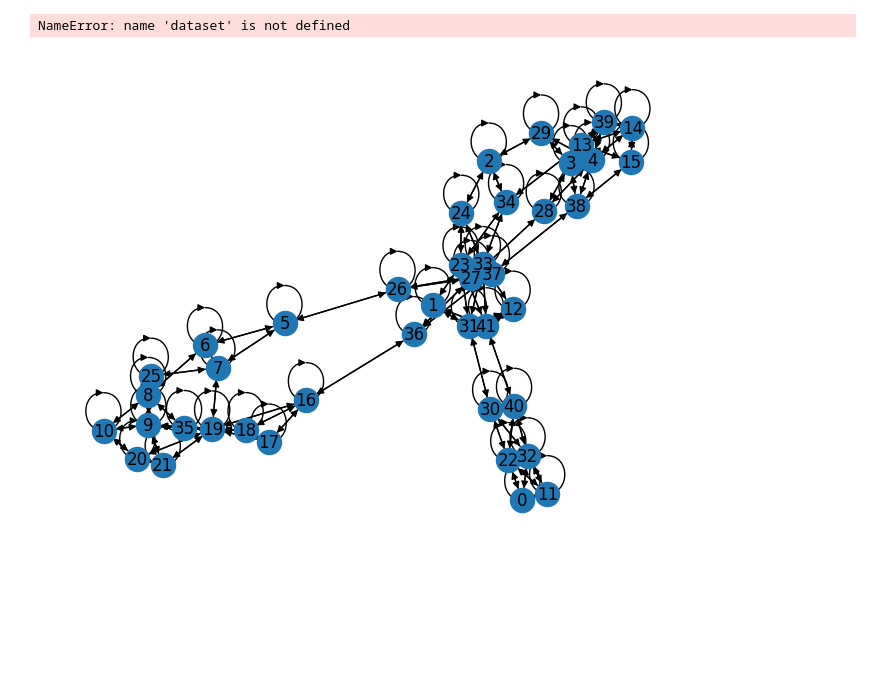
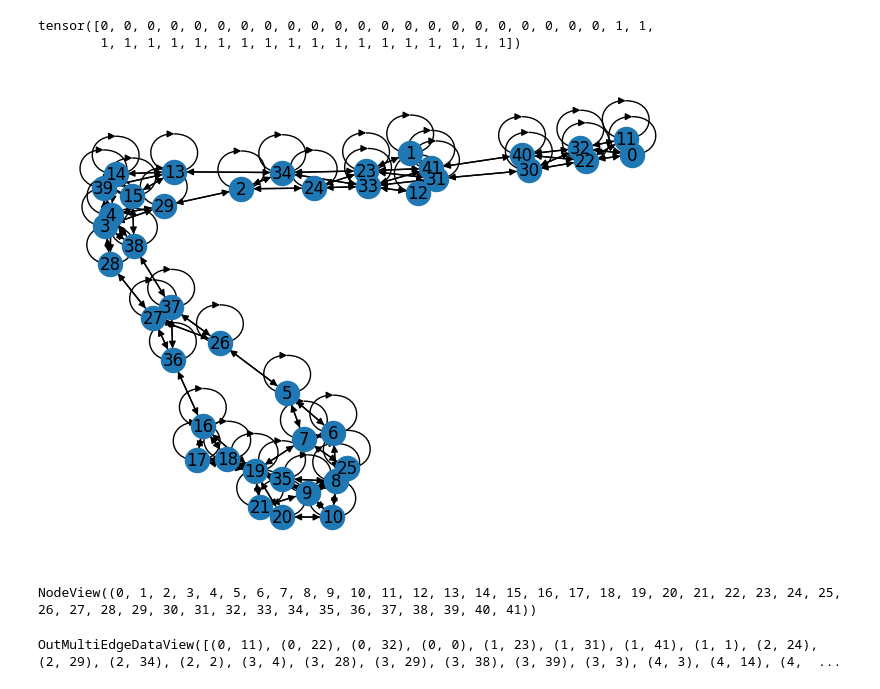
Before and after one commit to marcgloaguen/Week13_GraphClassification, a Jupyter notebook: marc.ipynb, the cells around one changed output. Drawn from its saved outputs; the diff is of its cells as text; code cells hidden in the pictures; blank space fills up the shorter version.

```diff
--- a/marc.ipynb
+++ b/marc.ipynb
@@ -9,0 +14,2 @@ Extracting file to /Users/marc/.dgl/GINDataset
+# %%
+graphs = dataset[:][0]
@@ -13,0 +46,4 @@ tensor([663, 450])
+# %%
+indice = 0
+g = graphs[indice]
+g, targets[indice]
@@ -14,16 +75,23 @@ tensor([663, 450])
+# %%
+g.ndata['label']
+# %% [output]
+tensor([0, 0, 0, 0, 0, 0, 0, 0, 0, 0, 0, 0, 0, 0, 0, 0, 0, 0, 0, 0, 0, 0, 1, 1,
+        1, 1, 1, 1, 1, 1, 1, 1, 1, 1, 1, 1, 1, 1, 1, 1, 1, 1])
 # %%
-g = dataset[0][0]
 options = {
-    "node_color": "black",
-    "node_size": 20,
+    #"node_color": "blue",
+    #"node_size": 100,
     "width": 1,
 }
 G = dgl.to_networkx(g)
+nx.draw(G,**options,with_labels=True)
+# %% [output]
+[figure, added]
-# %%
-dataset[0][:]
-# %% [output]
-NameError: name 'dataset' is not defined
-# %%
-nx.draw(G, with_labels=True)
-# %% [output]
-[figure, removed]
+# %%
+G.nodes()
+# %% [output]
+NodeView((0, 1, 2, 3, 4, 5, 6, 7, 8, 9, 10, 11, 12, 13, 14, 15, 16, 17, 18, 19, 20, 21, 22, 23, 24, 25, 26, 27, 28, 29, 30, 31, 32, 33, 34, 35, 36, 37, 38, 39, 40, 41))
+# %%
+G.edges()
+# %% [output]
+OutMultiEdgeDataView([(0, 11), (0, 22), (0, 32), (0, 0), (1, 23), (1, 31), (1, 41), (1, 1), (2, 24), (2, 29), (2, 34), (2, 2), (3, 4), (3, 28), (3, 29), (3, 38), (3, 39), (3, 3), (4, 3), (4, 14), (4,  ...
```
Also changed, not shown: parts of 11 cells of this notebook.
